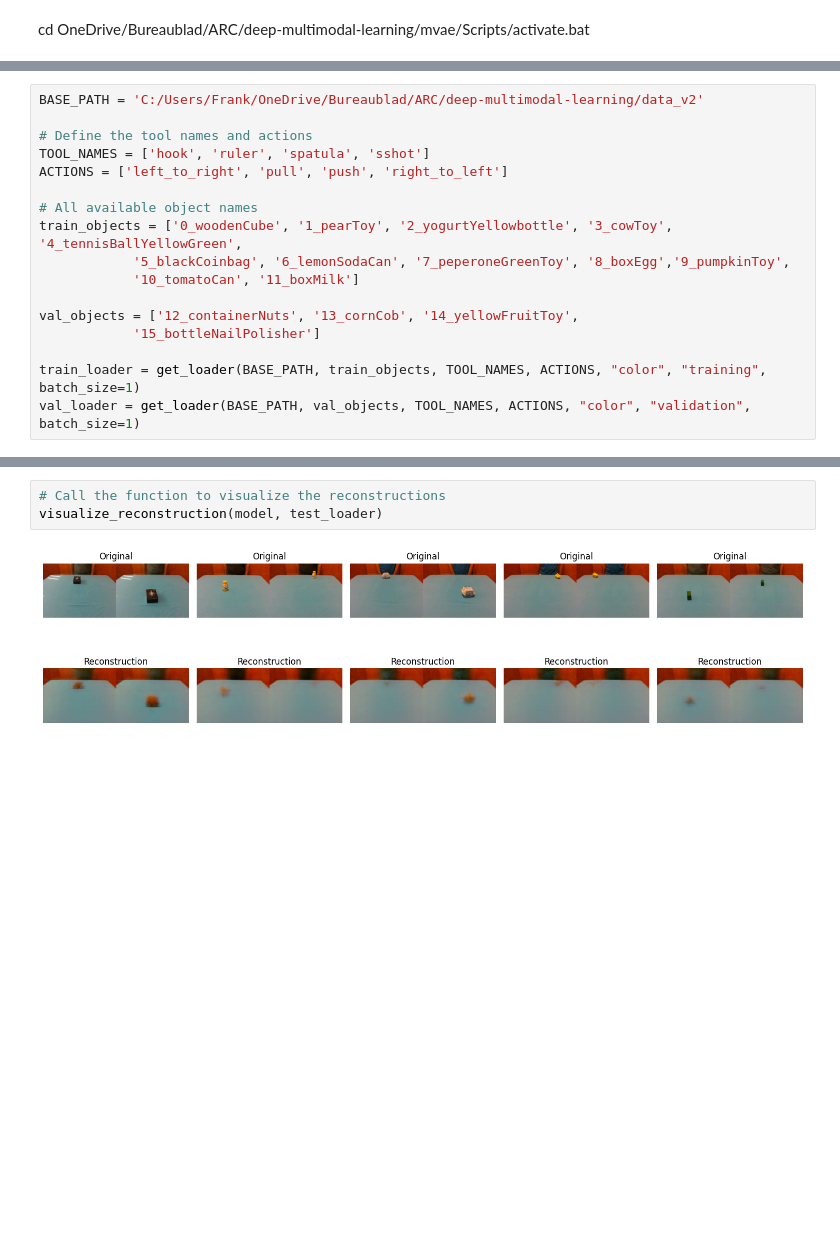
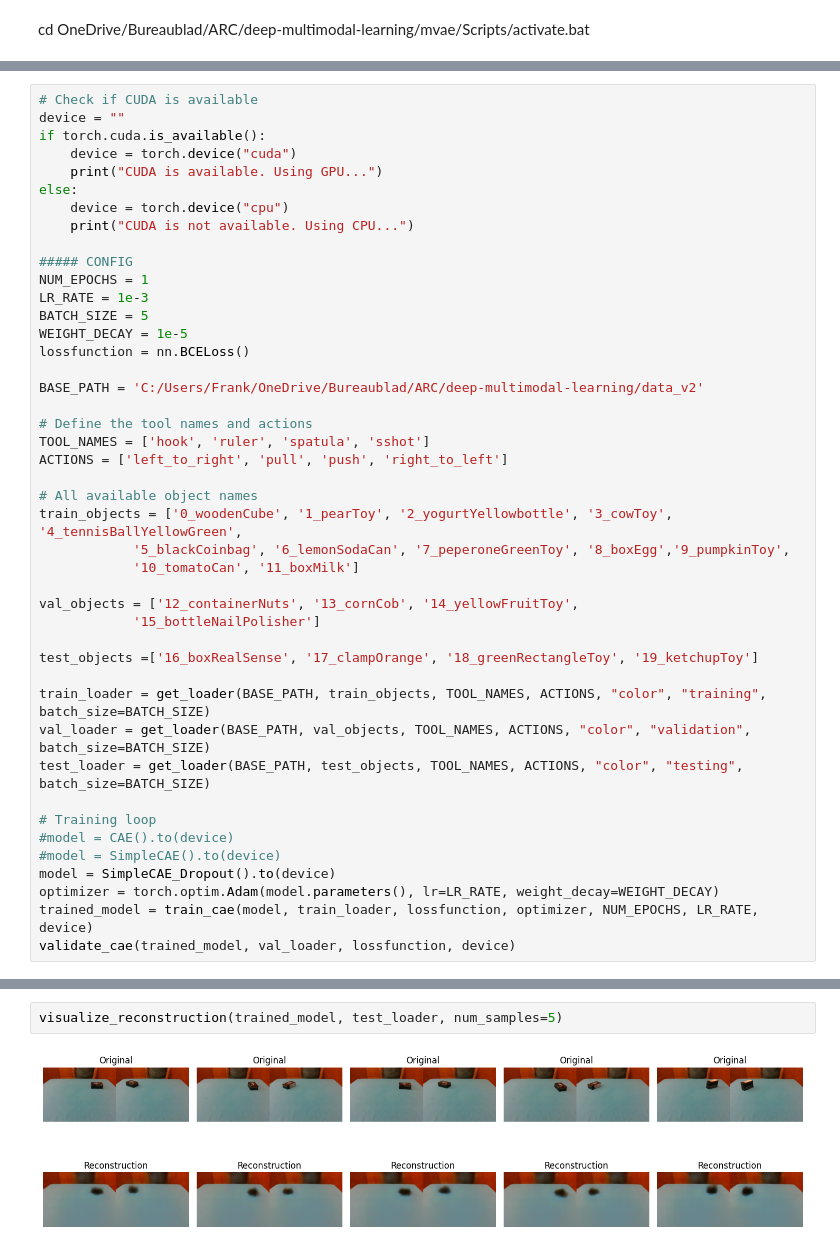
Before and after one commit to franklinrw/deep-multimodal-learning, a Jupyter notebook: models/gym.ipynb, the cells around one changed output, grey strips where cells are left out. Drawn from its saved outputs; the diff is of its cells as text; blank space fills up the shorter version.

Commit message:
visualization, latent space analysis, regulation

```diff
--- a/models/gym.ipynb
+++ b/models/gym.ipynb
@@ -12,4 +9,20 @@ True
 # %%
+# Check if CUDA is available
+device = ""
+if torch.cuda.is_available():
+    device = torch.device("cuda")
+    print("CUDA is available. Using GPU...")
+else:
+    device = torch.device("cpu")
+    print("CUDA is not available. Using CPU...")
+
+##### CONFIG
+NUM_EPOCHS = 1
+LR_RATE = 1e-3
+BATCH_SIZE = 5
+WEIGHT_DECAY = 1e-5
+lossfunction = nn.BCELoss()
+
 BASE_PATH = 'C:/Users/Frank/OneDrive/Bureaublad/ARC/deep-multimodal-learning/data_v2'
 
 # Define the tool names and actions
@@ -24,5 +37,16 @@ train_objects = ['0_woodenCube', '1_pearToy', '2_yogurtYellowbottle', '3_cowToy'
 val_objects = ['12_containerNuts', '13_cornCob', '14_yellowFruitToy',
             '15_bottleNailPolisher']
 
-train_loader = get_loader(BASE_PATH, train_objects, TOOL_NAMES, ACTIONS, "color", "training", batch_size=1)
-val_loader = get_loader(BASE_PATH, val_objects, TOOL_NAMES, ACTIONS, "color", "validation", batch_size=1)
+test_objects =['16_boxRealSense', '17_clampOrange', '18_greenRectangleToy', '19_ketchupToy']
+
+train_loader = get_loader(BASE_PATH, train_objects, TOOL_NAMES, ACTIONS, "color", "training", batch_size=BATCH_SIZE)
+val_loader = get_loader(BASE_PATH, val_objects, TOOL_NAMES, ACTIONS, "color", "validation", batch_size=BATCH_SIZE)
+test_loader = get_loader(BASE_PATH, test_objects, TOOL_NAMES, ACTIONS, "color", "testing", batch_size=BATCH_SIZE)
+
+# Training loop
+#model = CAE().to(device)
+#model = SimpleCAE().to(device)
+model = SimpleCAE_Dropout().to(device)
+optimizer = torch.optim.Adam(model.parameters(), lr=LR_RATE, weight_decay=WEIGHT_DECAY)
+trained_model = train_cae(model, train_loader, lossfunction, optimizer, NUM_EPOCHS, LR_RATE, device)
+validate_cae(trained_model, val_loader, lossfunction, device)
@@ -149,5 +56,4 @@ Epoch [2/2], Loss: 0.0019
-# %%
-# Call the function to visualize the reconstructions
-visualize_reconstruction(model, test_loader)
-# %% [output]
-[figure, removed]
+# %%
+visualize_reconstruction(trained_model, test_loader, num_samples=5)
+# %% [output]
+[figure, added]
```
Also changed, not shown: parts of 19 cells of this notebook, 3 other files.
